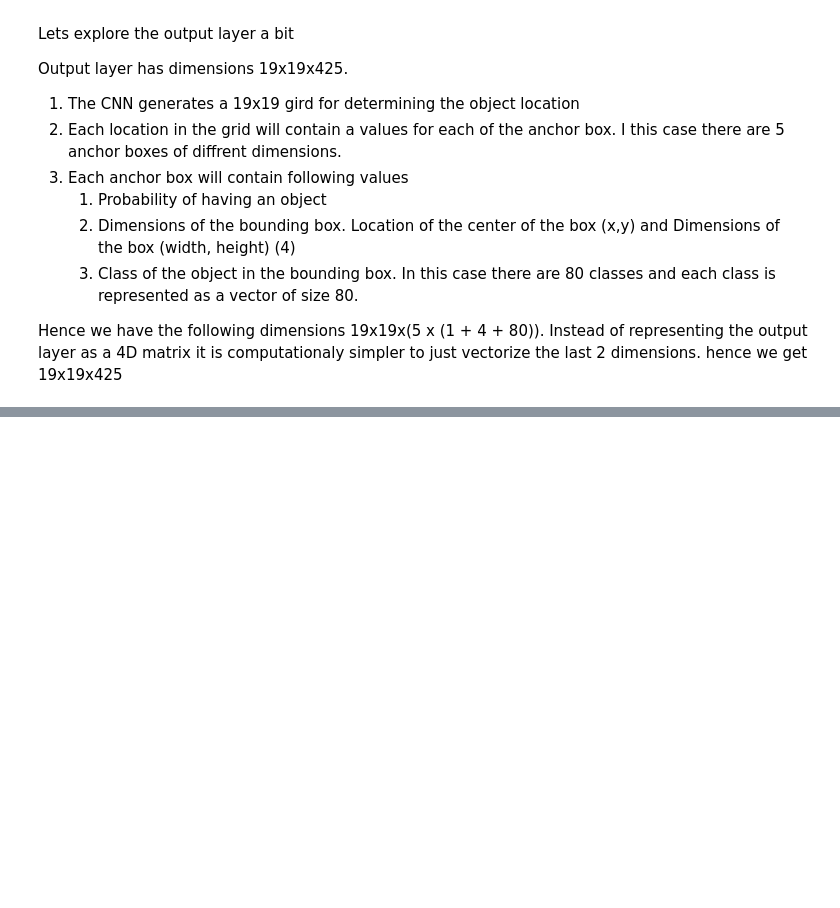
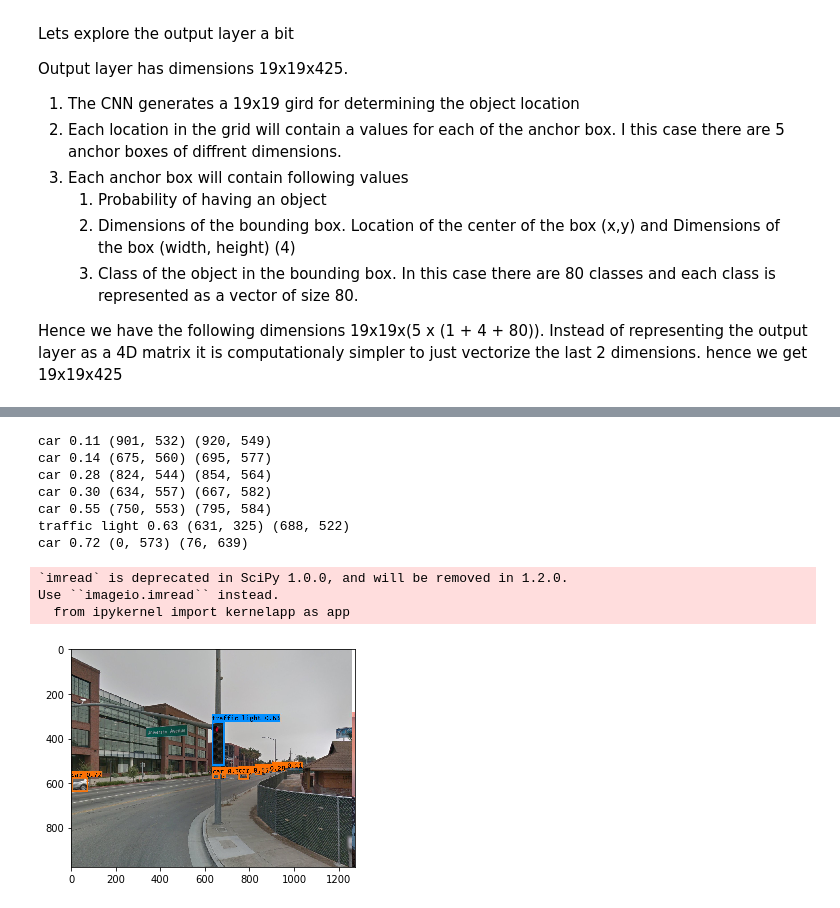
Before and after one commit to cnv1989/DeepLearning, a Jupyter notebook: YOLO/Evaluate.ipynb, the cells around one changed output, grey strips where cells are left out. Drawn from its saved outputs; the diff is of its cells as text; code cells hidden in the pictures; blank space fills up the shorter version.

```diff
--- a/YOLO/Evaluate.ipynb
+++ b/YOLO/Evaluate.ipynb
@@ -145,0 +162,17 @@ Use ``imageio.imread`` instead.
+# %%
+eval_image("testaws2.jpg", thresholds={
+    'filter': 0.1,
+    'iou': 0.3
+})
+# %% [output]
+car 0.11 (901, 532) (920, 549)
+car 0.14 (675, 560) (695, 577)
+car 0.28 (824, 544) (854, 564)
+car 0.30 (634, 557) (667, 582)
+car 0.55 (750, 553) (795, 584)
+traffic light 0.63 (631, 325) (688, 522)
+car 0.72 (0, 573) (76, 639)
+`imread` is deprecated in SciPy 1.0.0, and will be removed in 1.2.0.
+Use ``imageio.imread`` instead.
+  from ipykernel import kernelapp as app
+[figure, added]
```
Also changed, not shown: parts of 11 cells of this notebook, 7 other files.
